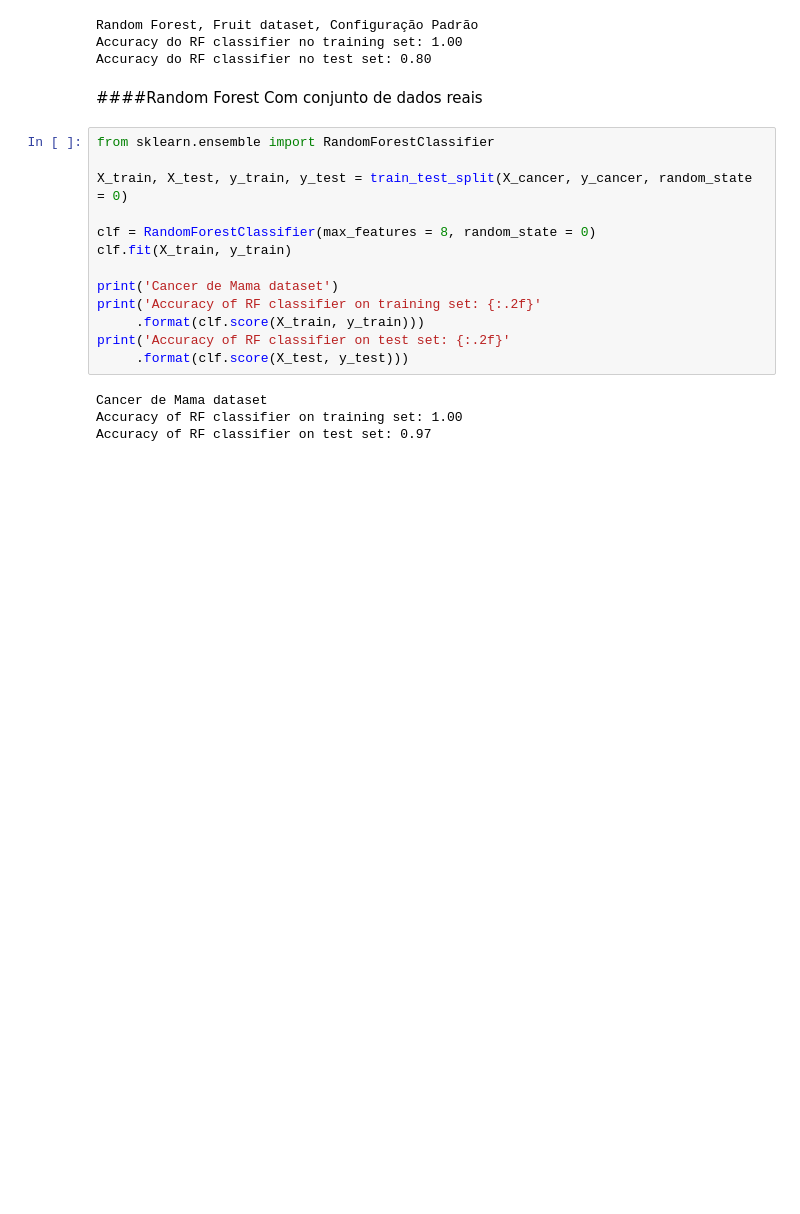
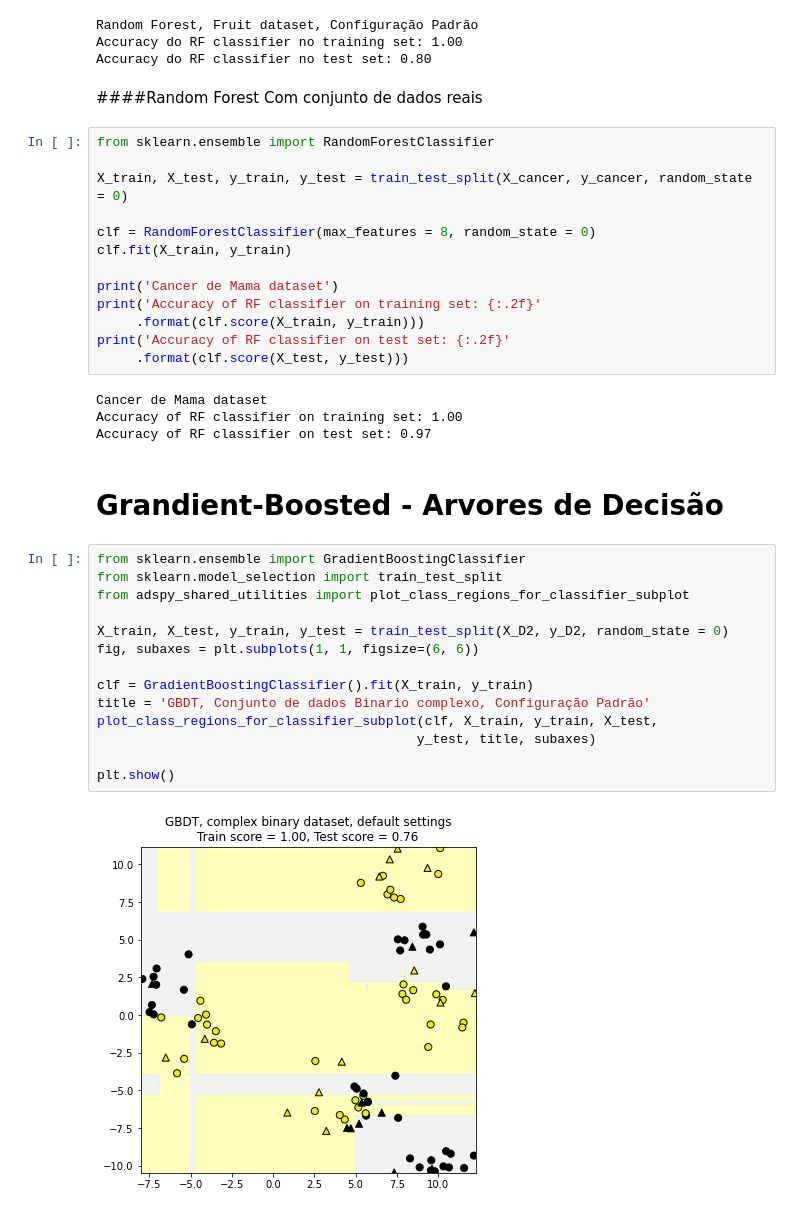
Before and after one commit to DionesGouvea/Michigan, a Jupyter notebook: Applied Machine Learning in Python/Week 4/Modulo4.ipynb, the cells around one changed output. Cells and saved outputs as stored; diff of their text form; blank space fills up the shorter version.

```diff
--- a/Applied Machine Learning in Python/Week 4/Modulo4.ipynb
+++ b/Applied Machine Learning in Python/Week 4/Modulo4.ipynb
@@ -230,3 +230,21 @@ print('Accuracy of RF classifier on test set: {:.2f}'
 Cancer de Mama dataset
 Accuracy of RF classifier on training set: 1.00
 Accuracy of RF classifier on test set: 0.97
+# %% [markdown]
+# Grandient-Boosted - Arvores de Decisão
+# %%
+from sklearn.ensemble import GradientBoostingClassifier
+from sklearn.model_selection import train_test_split
+from adspy_shared_utilities import plot_class_regions_for_classifier_subplot
+
+X_train, X_test, y_train, y_test = train_test_split(X_D2, y_D2, random_state = 0)
+fig, subaxes = plt.subplots(1, 1, figsize=(6, 6))
+
+clf = GradientBoostingClassifier().fit(X_train, y_train)
+title = 'GBDT, Conjunto de dados Binario complexo, Configuração Padrão'
+plot_class_regions_for_classifier_subplot(clf, X_train, y_train, X_test,
+                                         y_test, title, subaxes)
+
+plt.show()
+# %% [output]
+[figure, added]
```
Also changed, not shown: parts of 4 cells of this notebook.
